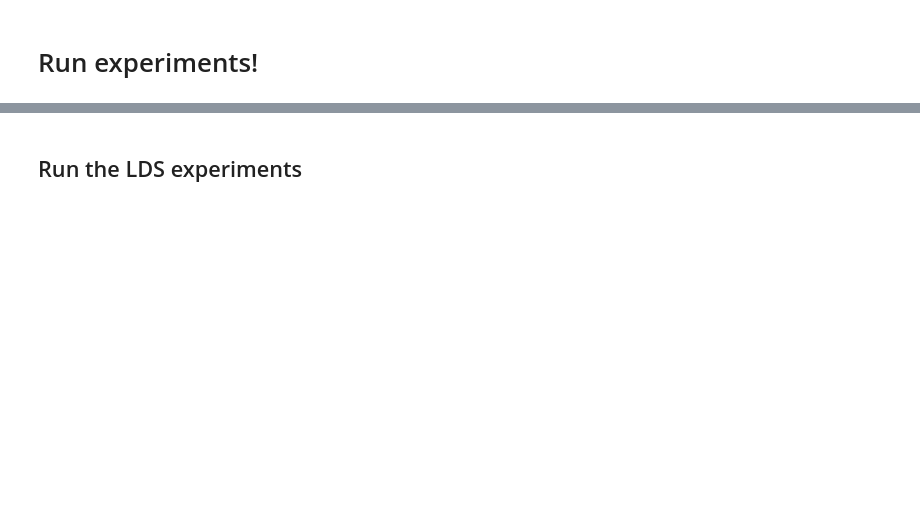
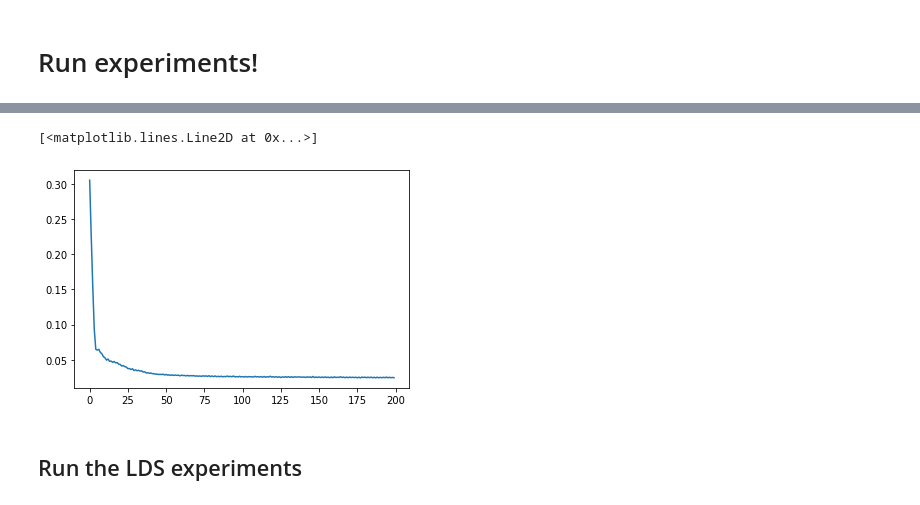
Before and after one commit to matthew9671/MattLab, a Jupyter notebook: Revisiting_SVAE_Refactor.ipynb, the cells around one changed output, grey strips where cells are left out. Drawn from its saved outputs; the diff is of its cells as text; code cells hidden in the pictures; blank space fills up the shorter version.

```diff
--- a/Revisiting_SVAE_Refactor.ipynb
+++ b/Revisiting_SVAE_Refactor.ipynb
@@ -4667,3 +4948,8 @@ def expand_pendulum_parameters(params):
+# %%
+plt.plot(results[0][0][2])
+# %% [output]
+[<matplotlib.lines.Line2D at 0x...>]
+[figure, added]
 # %% [markdown]
 ## Run the LDS experiments
 # %%
```
Also changed, not shown: parts of 24 cells of this notebook.
